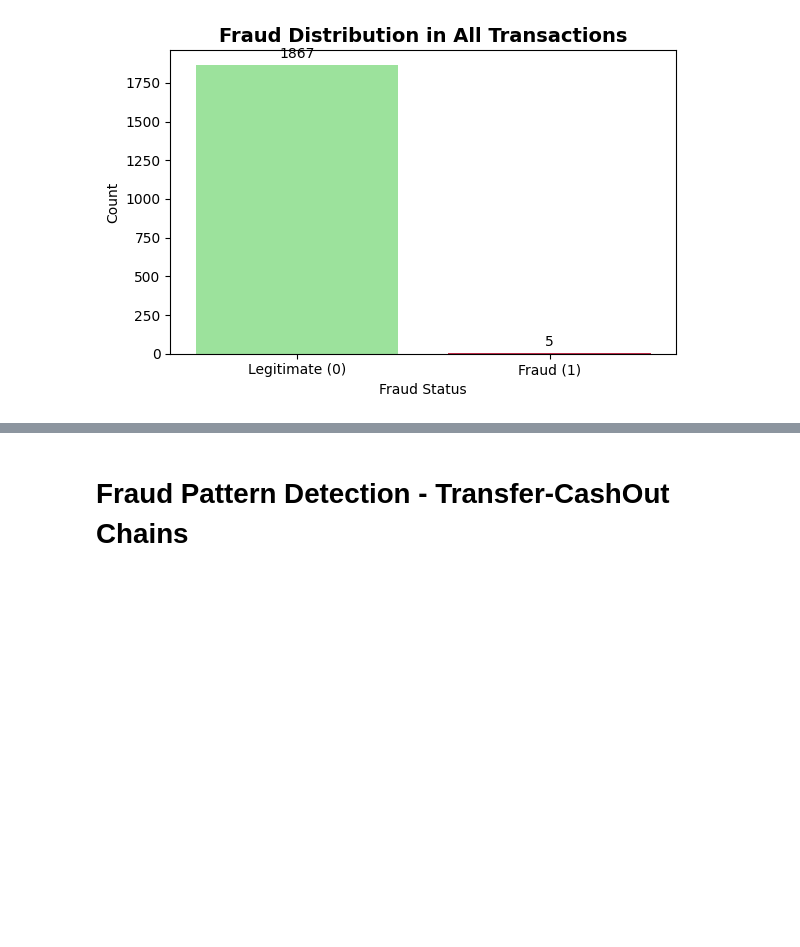
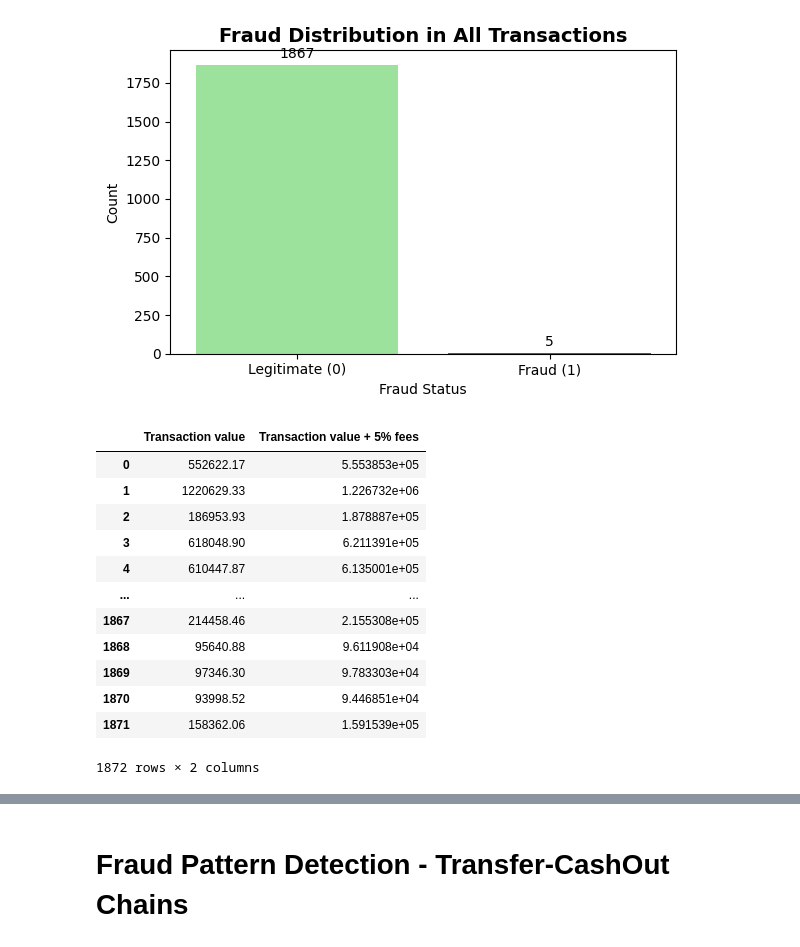
Before and after one commit to turing-db/turingdb-examples, a Jupyter notebook: examples/notebooks/public_version/paysim_financial_fraud_detection.ipynb, the cells around one changed output, grey strips where cells are left out. Cells and saved outputs as stored; diff of their text form; code cells hidden in the pictures; blank space fills up the shorter version.

Commit message:
Add expression evaluation query example in paysim fraud notebook

```diff
--- a/examples/notebooks/public_version/paysim_financial_fraud_detection.ipynb
+++ b/examples/notebooks/public_version/paysim_financial_fraud_detection.ipynb
@@ -1131,3 +1140,31 @@ Transaction Fraud Statistics:
   Fraudulent transactions: 5
   Fraud rate: 0.27%
 [figure]
+# %%
+%%time
+
+# Amount with a simulated 0.5% transaction fee
+command = """
+MATCH (:Account)-->(t:Transaction)-->(:Account)
+RETURN t.amount, t.amount * 1.005
+"""
+df_fees = client.query(command)
+if df_fees.empty:
+    print("No result found")
+else:
+    df_fees.columns = ["Transaction value", "Transaction value + 5% fees"]
+    display(df_fees)
+# %% [output]
+|  | Transaction value | Transaction value + 5% fees |
+| 0 | 552622.17 | 5.553853e+05 |
+| 1 | 1220629.33 | 1.226732e+06 |
+| 2 | 186953.93 | 1.878887e+05 |
+| 3 | 618048.90 | 6.211391e+05 |
+| 4 | 610447.87 | 6.135001e+05 |
+| ... | ... | ... |
+| 1867 | 214458.46 | 2.155308e+05 |
+| 1868 | 95640.88 | 9.611908e+04 |
+| 1869 | 97346.30 | 9.783303e+04 |
+| 1870 | 93998.52 | 9.446851e+04 |
+| 1871 | 158362.06 | 1.591539e+05 |
+1872 rows × 2 columns
```
Also changed, not shown: parts of 24 cells of this notebook.
